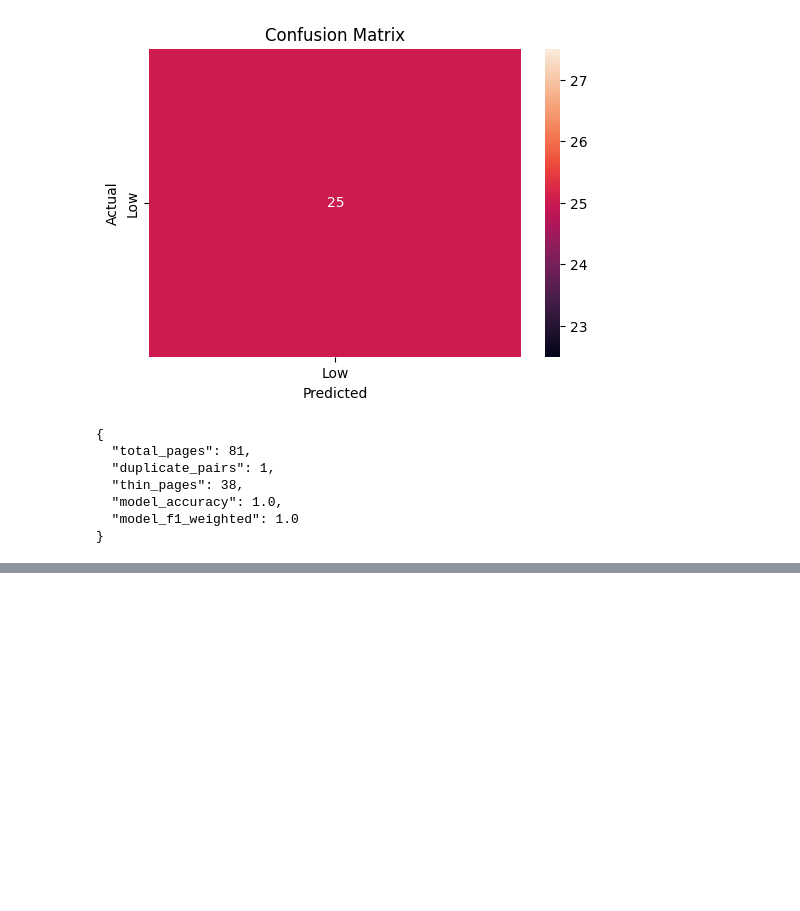
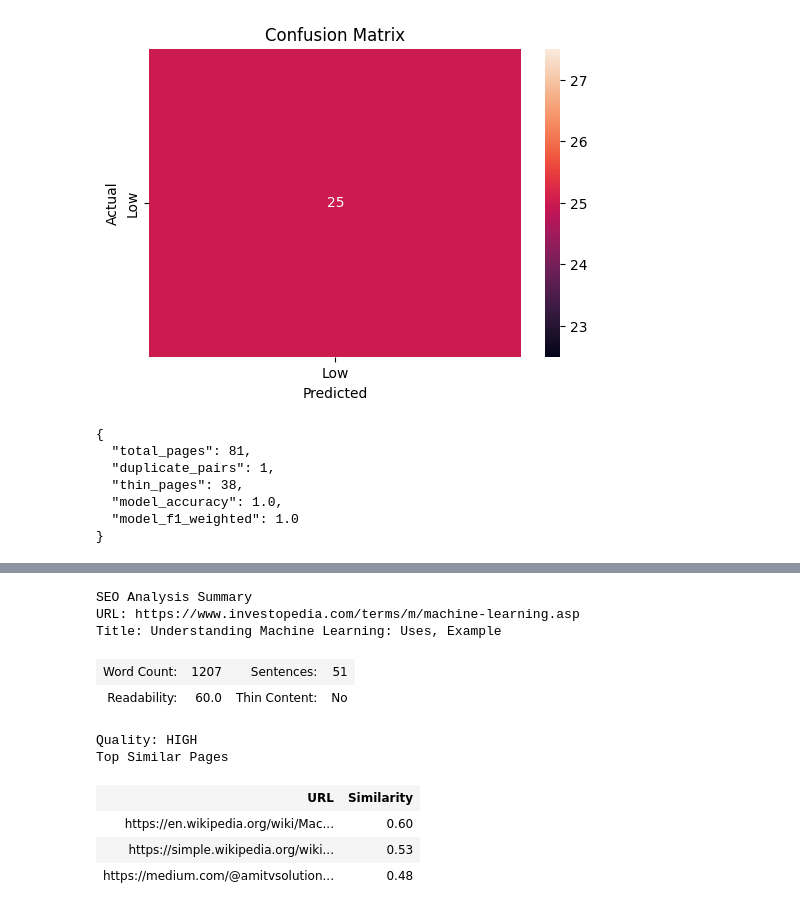
Before and after one commit to Dakshatha1609/seo-content-detector, a Jupyter notebook: seo_pipeline.ipynb, the cells around one changed output, grey strips where cells are left out. Cells and saved outputs as stored; diff of their text form; code cells hidden in the pictures; blank space fills up the shorter version.

Commit message:
Final SEO Analyzer: updated readability logic and visual dashboard

```diff
--- a/seo_pipeline.ipynb
+++ b/seo_pipeline.ipynb
@@ -443,6 +474,8 @@ def analyze_url(url: str, top_k_similar: int = 5) -> Dict:
 # %%
 # Quick demo: analyze an arbitrary URL (be polite; this will do one request)
-test_url = "https://www.example.com"  # replace with any URL
+test_url = "https://www.investopedia.com/terms/m/machine-learning.asp"
+
+
 try:
     out = analyze_url(test_url, top_k_similar=3)
     print(json.dumps(out, indent=2))
@@ -466,3 +499,74 @@ except Exception as e:
     }
   ]
 }
+# %%
+from IPython.display import display, HTML
+
+def show_analysis_result(result):
+    """Nicely formatted SEO Quality summary with colors and similar pages table."""
+    # Choose color based on quality
+    q = result.get("quality_label", "").lower()
+    color = {"high": "#28a745", "medium": "#ffb100", "low": "#dc3545"}.get(q, "#6c757d")
+
+    # Build HTML block
+    html = f"""
+    <div style="border:1px solid #ddd;padding:1.5em;border-radius:12px;
+                background:#fefefe;width:85%;box-shadow:2px 2px 10px rgba(0,0,0,0.08);
+                font-family:Segoe UI,Arial,sans-serif;">
+        <h3 style="margin-top:0;color:#333;">SEO Analysis Summary</h3>
+        <p><b>URL:</b> <a href="{result.get('url')}" target="_blank" style="text-decoration:none;color:#0066cc;">{result.get('url')}</a></p>
+        <p><b>Title:</b> {result.get('title')}</p>
+        <hr style="border:0;border-top:1px solid #eee;margin:10px 0;">
+        <table style="width:100%;border-collapse:collapse;">
+            <tr>
+                <td><b>Word Count:</b></td><td>{result.get('word_count')}</td>
+                <td><b>Sentences:</b></td><td>{result.get('sentence_count')}</td>
+            </tr>
+            <tr>
+                <td><b>Readability:</b></td><td>{result.get('flesch_reading_ease')}</td>
+                <td><b>Thin Content:</b></td><td>{" No" if not result.get('is_thin') else " Yes"}</td>
+            </tr>
+        </table>
+        <p style="margin-top:10px;font-size:1.1em;">
+            <b>Quality:</b> <span style="color:{color};font-weight:bold;">{result.get('quality_label').upper()}</span>
+        </p>
+    </div>
+    """
+
+    # Add "Similar pages" section if available
+    sim = result.get("similar_to", [])
+    if sim:
+        html += """
+        <h4 style="margin-top:15px;margin-bottom:5px;">Top Similar Pages</h4>
+        <table style="width:85%;border-collapse:collapse;border:1px solid #ddd;">
+            <tr style="background:#f8f9fa;text-align:left;">
+                <th style="padding:8px;">URL</th>
+                <th style="padding:8px;">Similarity</th>
+            </tr>
+        """
+        for s in sim[:3]:
+            html += f"""
+            <tr>
+                <td style="padding:8px;"><a href="{s['url']}" target="_blank" style="color:#0066cc;text-decoration:none;">{s['url']}</a></td>
+                <td style="padding:8px;">{s['similarity']:.2f}</td>
+            </tr>
+            """
+        html += "</table>"
+
+    display(HTML(html))
+
+
+# --- Example: Display nicely formatted result ---
+show_analysis_result(out)
+# %% [output]
+SEO Analysis Summary
+URL: https://www.investopedia.com/terms/m/machine-learning.asp
+Title: Understanding Machine Learning: Uses, Example
+| Word Count: | 1207 | Sentences: | 51 |
+| Readability: | 60.0 | Thin Content: | No |
+Quality: HIGH
+Top Similar Pages
+| URL | Similarity |
+| https://en.wikipedia.org/wiki/Mac... | 0.60 |
+| https://simple.wikipedia.org/wiki... | 0.53 |
+| https://medium.com/@amitvsolution... | 0.48 |
```
Also changed, not shown: parts of 3 cells of this notebook.
